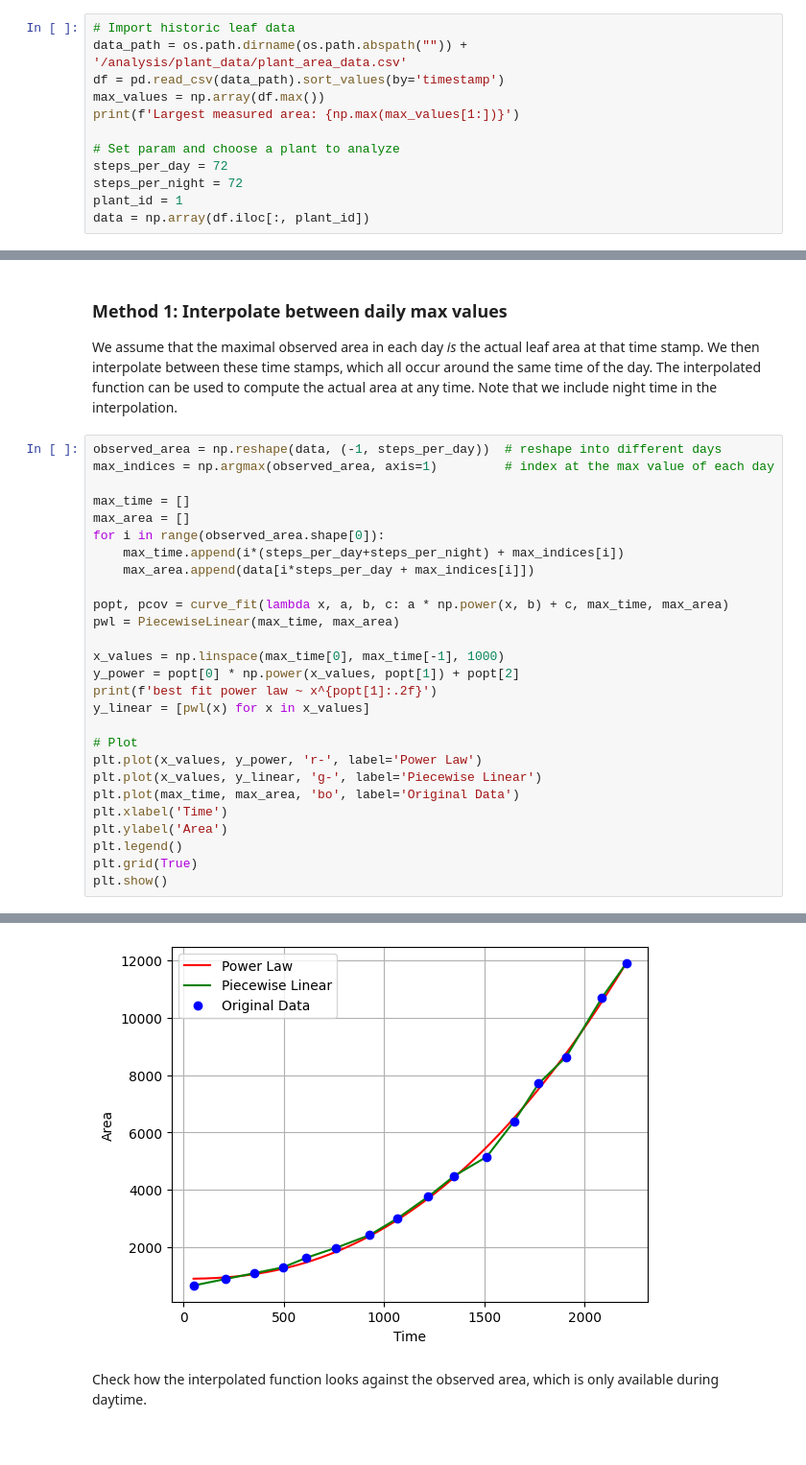
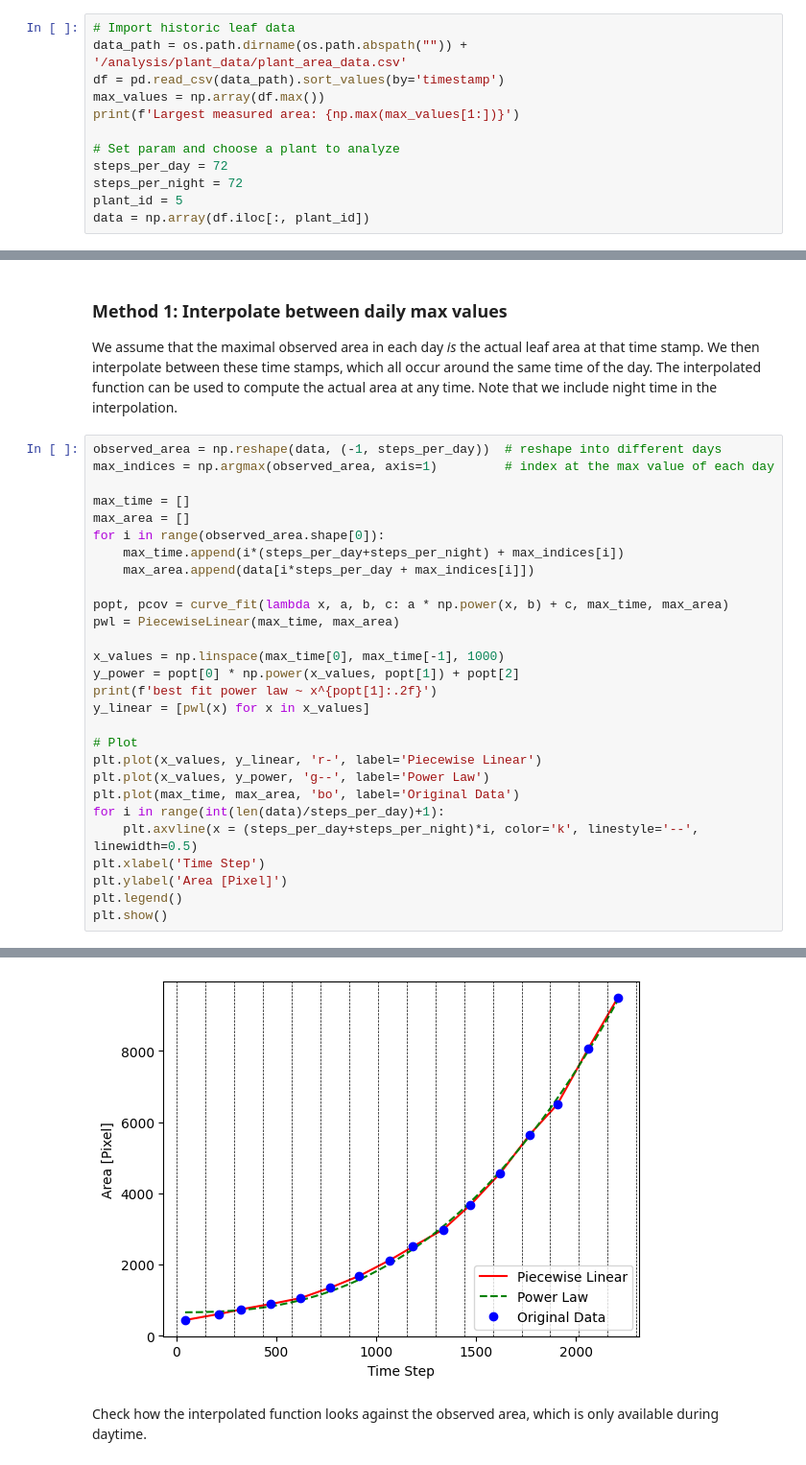
Before and after one commit to steventango/plant-rl, a Jupyter notebook: analysis/analyze_plant_data.ipynb, the cells around one changed output, grey strips where cells are left out. Shown at 96% size. Cells and saved outputs as stored; diff of their text form.

```diff
--- a/analysis/analyze_plant_data.ipynb
+++ b/analysis/analyze_plant_data.ipynb
@@ -19,7 +19,7 @@ print(f'Largest measured area: {np.max(max_values[1:])}')
 # Set param and choose a plant to analyze
 steps_per_day = 72
 steps_per_night = 72
-plant_id = 1
+plant_id = 5
 data = np.array(df.iloc[:, plant_id])
 # %% [output]
 Largest measured area: 25083.0
@@ -45,12 +45,13 @@ print(f'best fit power law ~ x^{popt[1]:.2f}')
 y_linear = [pwl(x) for x in x_values]
 
 # Plot
-plt.plot(x_values, y_power, 'r-', label='Power Law')
-plt.plot(x_values, y_linear, 'g-', label='Piecewise Linear')
+plt.plot(x_values, y_linear, 'r-', label='Piecewise Linear')
+plt.plot(x_values, y_power, 'g--', label='Power Law')
 plt.plot(max_time, max_area, 'bo', label='Original Data')
-plt.xlabel('Time')
-plt.ylabel('Area')
+for i in range(int(len(data)/steps_per_day)+1):
+    plt.axvline(x = (steps_per_day+steps_per_night)*i, color='k', linestyle='--', linewidth=0.5)
+plt.xlabel('Time Step')
+plt.ylabel('Area [Pixel]')
 plt.legend()
-plt.grid(True)
 plt.show()
 # %% [output]
@@ -58,4 +59,4 @@ best fit power law ~ x^2.31
-[figure, old version]
+[figure, new version]
 # %% [markdown]
 Check how the interpolated function looks against the observed area, which is only available during daytime.
 # %%
```
Also changed, not shown: parts of 9 cells of this notebook, 4 other files.
